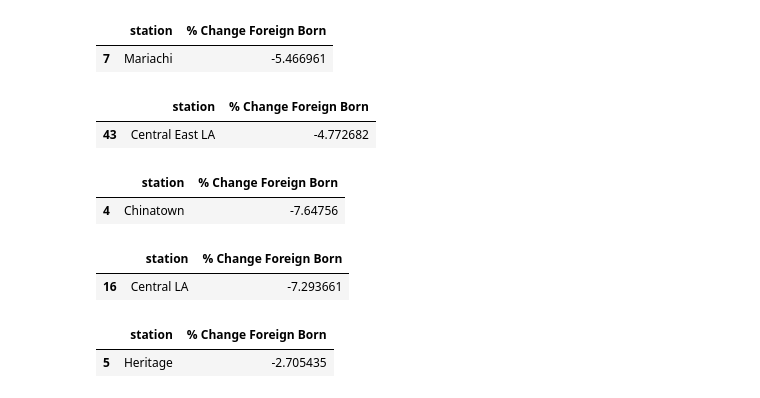
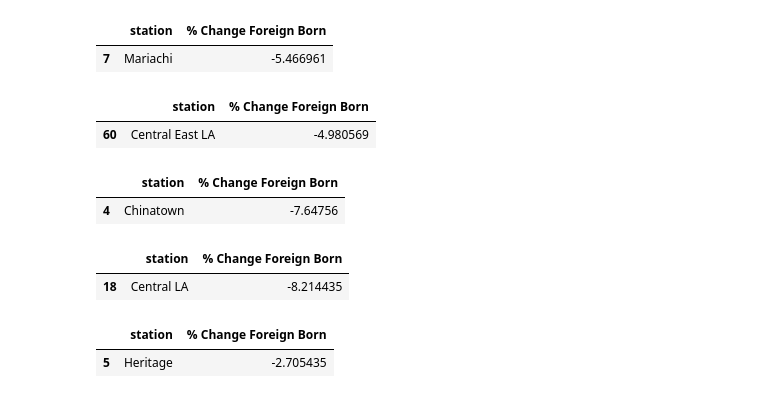
Before and after one commit to erikfelix/group_project, a Jupyter notebook: Final Charts Kevin Draft 2.ipynb, the cells around one changed output. Cells and saved outputs as stored; diff of their text form; code cells hidden in the pictures.

```diff
--- a/Final Charts Kevin Draft 2.ipynb
+++ b/Final Charts Kevin Draft 2.ipynb
@@ -104,26 +104,26 @@ mplaza.head()
 |  | station | % Change Foreign Born |
 | 7 | Mariachi | -5.466961 |
 # %%
-cela = df[df["station"].isin(['Central East LA']
+cela = df[df["region"].isin(['Central East LA']
 )
             ]
 
 cela.reset_index()
 
 cela = cela.append(cela.sum(numeric_only=True), ignore_index=True)
 
 cela.iloc[-1, cela.columns.get_loc('station')] = "Central East LA"
 
 cela = cela.iloc[-1:]
 
 cela['% Change Foreign Born'] = ((cela['19 Total Foreign Born'] / cela['19 Total Population']) - (cela['11 Total Foreign Born'] / cela['11 Total Population']))*100
 
 cela = cela[ctk]
 
 cela.head()
 # %% [output]
 |  | station | % Change Foreign Born |
-| 43 | Central East LA | -4.772682 |
+| 60 | Central East LA | -4.980569 |
 # %%
 ctown = df[df["station"].isin(['Chinatown']
 )
@@ -146,7 +146,7 @@ ctown.head()
 |  | station | % Change Foreign Born |
 | 4 | Chinatown | -7.64756 |
 # %%
-cla = df[df["station"].isin(['Central LA']
+cla = df[df["region"].isin(['Central LA']
 )
             ]
 
@@ -165,7 +165,7 @@ cla = cla[ctk]
 cla.head()
 # %% [output]
 |  | station | % Change Foreign Born |
-| 16 | Central LA | -7.293661 |
+| 18 | Central LA | -8.214435 |
 # %%
 heritage = df[df["station"].isin(['Heritage']
 )
```
Also changed, not shown: parts of 22 cells of this notebook.
